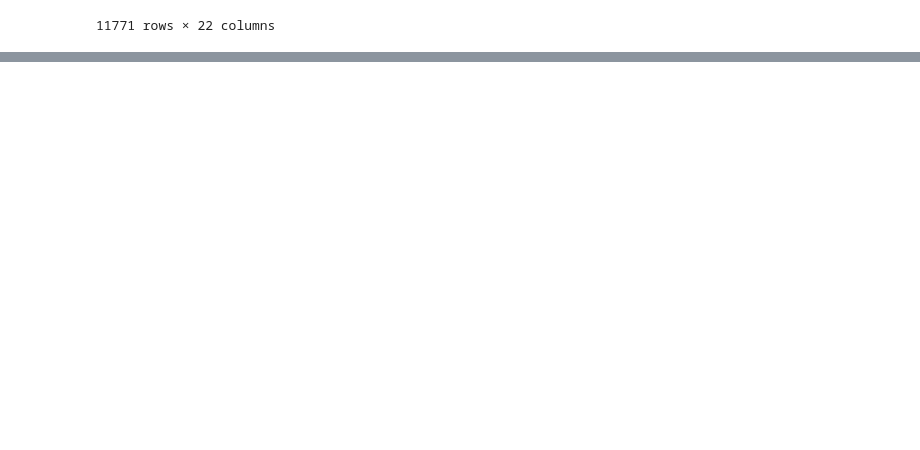
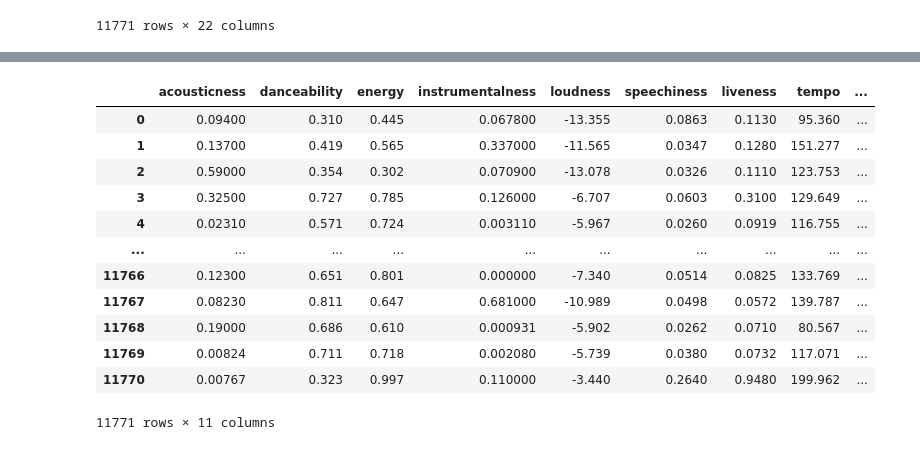
Before and after one commit to alexgh75/lab-web-scraping-single-page, a Jupyter notebook: Playlist.ipynb, the cells around one changed output, grey strips where cells are left out. Drawn from its saved outputs; the diff is of its cells as text; code cells hidden in the pictures; blank space fills up the shorter version.

```diff
--- a/Playlist.ipynb
+++ b/Playlist.ipynb
@@ -111,0 +105,5 @@ df_w_audio_ft.to_csv('df_w_audio_ft.csv', index=False)
+# %%
+import pandas as pd
+#from sklearn import datasets
+
+data = pd.read_csv("df_w_audio_ft.csv")
@@ -111,0 +126,18 @@ df_w_audio_ft.to_csv('df_w_audio_ft.csv', index=False)
+# %%
+X = data[['acousticness', 'danceability', 'energy', 'instrumentalness', 'loudness', 'speechiness', 'liveness', 'tempo','key', 'mode', 'valence']]
+# %%
+X
+# %% [output]
+|  | acousticness | danceability | energy | instrumentalness | loudness | speechiness | liveness | tempo | ... |
+| 0 | 0.09400 | 0.310 | 0.445 | 0.067800 | -13.355 | 0.0863 | 0.1130 | 95.360 | ... |
+| 1 | 0.13700 | 0.419 | 0.565 | 0.337000 | -11.565 | 0.0347 | 0.1280 | 151.277 | ... |
+| 2 | 0.59000 | 0.354 | 0.302 | 0.070900 | -13.078 | 0.0326 | 0.1110 | 123.753 | ... |
+| 3 | 0.32500 | 0.727 | 0.785 | 0.126000 | -6.707 | 0.0603 | 0.3100 | 129.649 | ... |
+| 4 | 0.02310 | 0.571 | 0.724 | 0.003110 | -5.967 | 0.0260 | 0.0919 | 116.755 | ... |
+| ... | ... | ... | ... | ... | ... | ... | ... | ... | ... |
+| 11766 | 0.12300 | 0.651 | 0.801 | 0.000000 | -7.340 | 0.0514 | 0.0825 | 133.769 | ... |
+| 11767 | 0.08230 | 0.811 | 0.647 | 0.681000 | -10.989 | 0.0498 | 0.0572 | 139.787 | ... |
+| 11768 | 0.19000 | 0.686 | 0.610 | 0.000931 | -5.902 | 0.0262 | 0.0710 | 80.567 | ... |
+| 11769 | 0.00824 | 0.711 | 0.718 | 0.002080 | -5.739 | 0.0380 | 0.0732 | 117.071 | ... |
+| 11770 | 0.00767 | 0.323 | 0.997 | 0.110000 | -3.440 | 0.2640 | 0.9480 | 199.962 | ... |
+11771 rows × 11 columns
```
Also changed, not shown: parts of 20 cells of this notebook, 4 other files.
